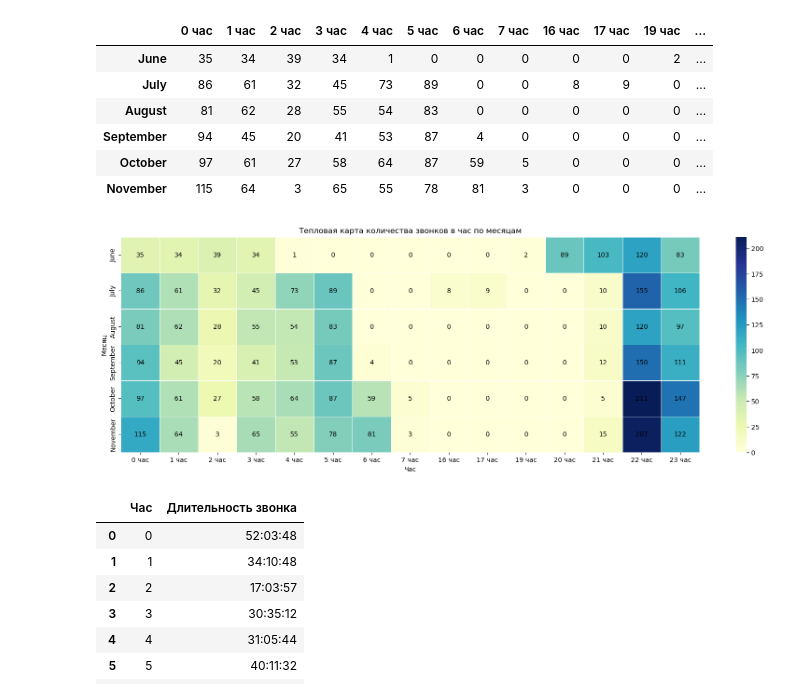
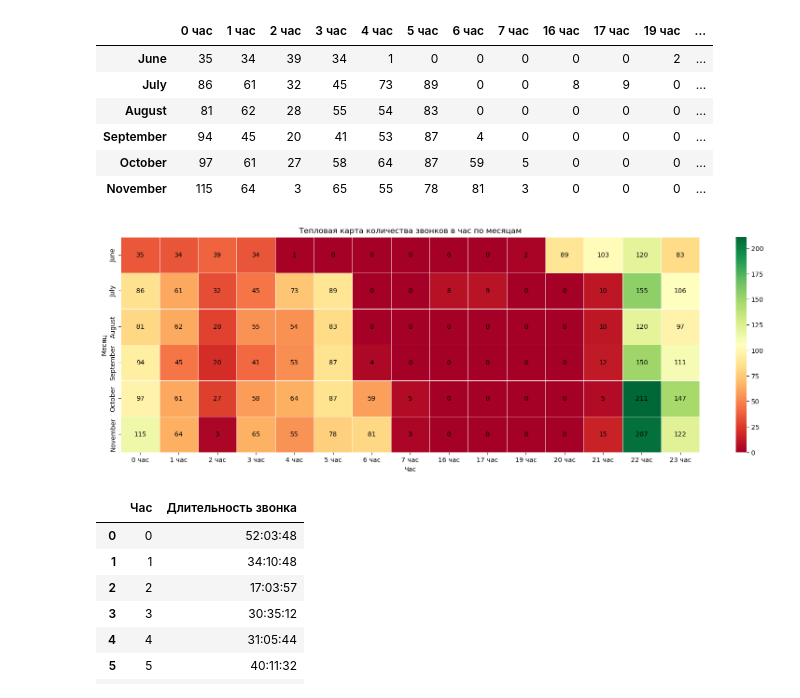
Before and after one commit to MaximManuyko/Jupyter, a Jupyter notebook: ДатаСет Звонки.ipynb, the cells around one changed output. Drawn from its saved outputs; the diff is of its cells as text; code cells hidden in the pictures.

```diff
--- a/ДатаСет Звонки.ipynb
+++ b/ДатаСет Звонки.ipynb
@@ -699,35 +699,35 @@ df['Месяц'] = pd.to_datetime(df['Дата']).dt.month
 df['Час'] = pd.to_datetime(df['Дата']).dt.hour
 
 # Создаем сводную таблицу
 pivot_table = df.pivot_table(values='Дата', index=df['Месяц'], columns=df['Час'], aggfunc='count', fill_value=0)
 
 # Переименовываем колонки для удобства
 pivot_table.columns = [f'{hour} час' for hour in pivot_table.columns]
 
 # Переименовываем строки (месяцы) для удобства
 month_names = df['Месяц'].apply(lambda x: pd.to_datetime(str(x), format='%m').strftime('%B')).unique()
 pivot_table.index = month_names
 
 # Создаем тепловую карту без использования annot
 plt.figure(figsize=(20, 6))
-sns.heatmap(pivot_table, cmap="YlGnBu", linewidths=.5)
+sns.heatmap(pivot_table, cmap="RdYlGn", linewidths=.5)
 
 # Добавляем подписи в каждую ячейку
 ax = plt.gca()
 for i in range(len(pivot_table.index)):
     for j in range(len(pivot_table.columns)):
         value = pivot_table.iloc[i, j]
         ax.text(j + 0.5, i + 0.5, str(value), ha='center', va='center', fontsize=10)
 
 # Добавляем подписи к осям и заголовок
 plt.xlabel('Час')
 plt.ylabel('Месяц')
 plt.title('Тепловая карта количества звонков в час по месяцам')
 
 # Отображаем тепловую карту
 plt.show()
 # %% [output]
-[figure, old version]
+[figure, new version]
 # %%
 import pandas as pd
 
```
